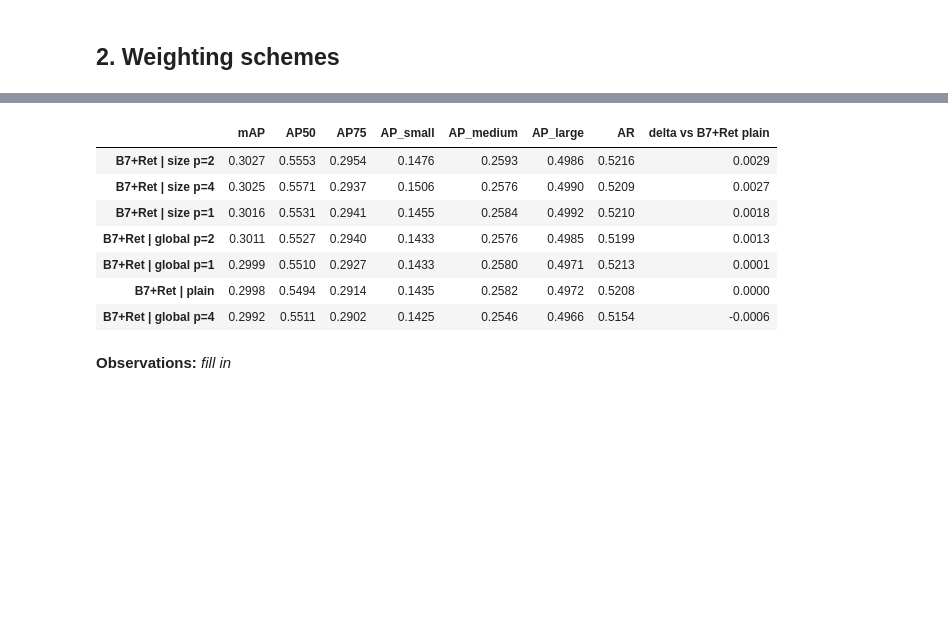
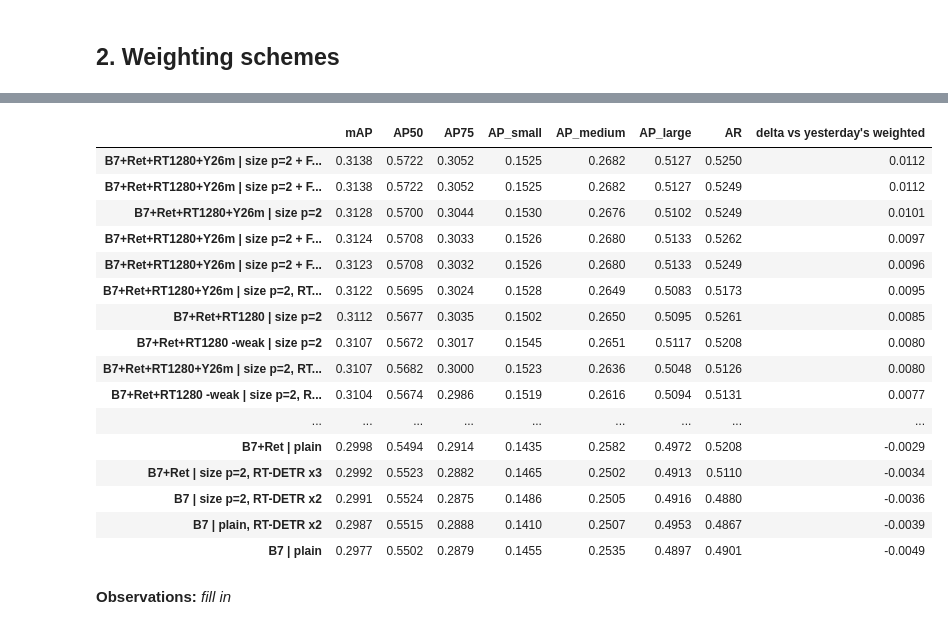
Before and after one commit to yagodanr/ai-hw2-multiobject-detection, a Jupyter notebook: src/experiments/ensemble_weights.ipynb, the cells around one changed output, grey strips where cells are left out. Saved outputs shown, nothing was run; the diff lists cells and outputs as text; code cells hidden in the pictures; blank space fills up the shorter version.

Commit message:
Overnight RT-DETR-L 1280 and YOLO26m 1280 on test-like frames; 10-member size-aware ensemble with Faster R-CNN vote; temporal v2 results

```diff
--- a/src/experiments/ensemble_weights.ipynb
+++ b/src/experiments/ensemble_weights.ipynb
@@ -99,16 +104,18 @@ def size_bin(xyxy):
     return np.digitize(area, [32 ** 2, 96 ** 2])   # 0 small, 1 medium, 2 large (COCO thresholds)
 
 
-def weights_for(members, scheme, p):
-    # {member: array of 3 weights (small, medium, large)}
+def weights_for(members, scheme, p, boost=1.0):
+    # {member: array of 3 weights (small, medium, large)}; boost multiplies every RT-DETR member
     ap = member_ap.loc[members]
     if scheme == "plain" or p == 0:
-        return {n: np.ones(3) for n in members}
-    if scheme == "global":
-        w = (ap["mAP"] / ap["mAP"].mean()) ** p
-        return {n: np.full(3, w[n]) for n in members}
-    rel = (ap[SIZES] / ap[SIZES].mean()).fillna(1.0)          # a size with no ground truth (AP undefined): weight 1
-    return {n: np.maximum(rel.loc[n].to_numpy(), 0.05) ** p for n in members}   # no member is switched off entirely
+        w = {n: np.ones(3) for n in members}
+    elif scheme == "global":
+        g = (ap["mAP"] / ap["mAP"].mean()) ** p
+        w = {n: np.full(3, g[n]) for n in members}
+    else:
+        rel = (ap[SIZES] / ap[SIZES].mean()).fillna(1.0)          # a size with no ground truth (AP undefined): weight 1
+        w = {n: np.maximum(rel.loc[n].to_numpy(), 0.05) ** p for n in members}   # no member is switched off entirely
+    return {n: v * (boost if "rtdetr" in n else 1.0) for n, v in w.items()}
 
 
 def box_iou(a, b):
@@ -144,7 +151,7 @@ def frcnn_vote(fused, fr, n, beta, add):
 
 
 def fuse_frame(cfg, preds, image_id, shape):
-    w = weights_for(cfg["members"], cfg["scheme"], cfg["p"])
+    w = weights_for(cfg["members"], cfg["scheme"], cfg["p"], cfg.get("boost", 1.0))
     per = []
     for n in cfg["members"]:
         xyxy, s, c = preds[n][image_id]
@@ -160,37 +167,43 @@ Member sets: B's 7 + RetinaNet (the best plain set), the same + Faster R-CNN, an
 # %%
-QUICK = True   # True: only the B7+Ret set (plain / global / size-aware), no Faster R-CNN vote, no val fusion in section 5.
-               # False: the full grid below (tomorrow), and section 5 also fuses every val frame for temporal_v2.ipynb.
 SETS = {
+    "B7": B_MEMBERS,
     "B7+Ret": B_MEMBERS + [RETINA],
-    "B7+Ret+FRCNN": B_MEMBERS + [RETINA, FRCNN],
-    "B7+Ret -weak": [n for n in B_MEMBERS if n not in WEAK] + [RETINA],
-    "B7+Ret+FRCNN -weak": [n for n in B_MEMBERS if n not in WEAK] + [RETINA, FRCNN],
+    "B7+Ret+RT1280": B_MEMBERS + [RETINA, RT1280],
+    "B7+Ret+RT1280+Y26m": B_MEMBERS + [RETINA, RT1280, Y26M],
+    "B7+Ret+RT1280 -weak": [n for n in B_MEMBERS if n not in WEAK] + [RETINA, RT1280],
 }
-if QUICK:
-    SETS = {"B7+Ret": SETS["B7+Ret"]}
+SCHEMES = {"plain": dict(scheme="plain", p=0), "plain, RT-DETR x2": dict(scheme="plain", p=0, boost=2.0),
+           "size p=2": dict(scheme="size", p=2), "size p=2, RT-DETR x1.5": dict(scheme="size", p=2, boost=1.5),
+           "size p=2, RT-DETR x2": dict(scheme="size", p=2, boost=2.0), "size p=2, RT-DETR x3": dict(scheme="size", p=2, boost=3.0)}
 CONFIGS = {}
 for set_name, members in SETS.items():
-    CONFIGS[f"{set_name} | plain"] = dict(members=members, scheme="plain", p=0)
-    for scheme in ("global", "size"):
-        for p in (1, 2, 4):
-            CONFIGS[f"{set_name} | {scheme} p={p}"] = dict(members=members, scheme=scheme, p=p)
-for beta in ((0.5, 1.0) if not QUICK else ()):
-    for add in (False, True):
-        CONFIGS[f"B7+Ret | plain + FRCNN vote {beta}{' +add' if add else ''}"] = dict(
-            members=SETS["B7+Ret"], scheme="plain", p=0, vote=dict(beta=beta, add=add))
-for cfg in CONFIGS.values():
-    cfg["iou"] = 0.65
+    for scheme_name, sch in SCHEMES.items():
+        if set_name == "B7" and scheme_name not in ("plain", "plain, RT-DETR x2", "size p=2, RT-DETR x2"):
+            continue
+        CONFIGS[f"{set_name} | {scheme_name}"] = dict(members=members, iou=0.65, **sch)
+
+
+def run_config(label, cfg, rows):
+    t0 = time.time()
+    fused = {i: fuse_frame(cfg, preds, i, VAL_BY_ID[i]["shape"]) for i in LABELLED}
+    rows[label] = evaluate_detections(GT_FILE, to_dets(fused, LABELLED), image_ids=LABELLED)
+    print(f"{label:50s} mAP {rows[label]['mAP']:.4f}  AP_small {rows[label]['AP_small']:.4f}  ({time.time() - t0:.0f} s)", flush=True)
+
 
 rows = {}
 for label, cfg in CONFIGS.items():
-    t0 = time.time()
-    fused = {i: fuse_frame(cfg, preds, i, VAL_BY_ID[i]["shape"]) for i in LABELLED}
-    rows[label] = evaluate_detections(GT_FILE, to_dets(fused, LABELLED), image_ids=LABELLED)
-    print(f"{label:45s} mAP {rows[label]['mAP']:.4f}  AP_small {rows[label]['AP_small']:.4f}  ({time.time() - t0:.0f} s)", flush=True)
+    run_config(label, cfg, rows)
+# Faster R-CNN as a score-only vote, on top of the best configuration so far
+best_label = max(rows, key=lambda k: rows[k]["mAP"])
+for beta in (0.5, 1.0):
+    for add in (False, True):
+        label = f"{best_label} + FRCNN vote {beta}{' +add' if add else ''}"
+        CONFIGS[label] = dict(CONFIGS[best_label], vote=dict(beta=beta, add=add))
+        run_config(label, CONFIGS[label], rows)
 
 grid = pd.DataFrame(rows).T[COLS]
-ref = grid.loc["B7+Ret | plain", "mAP"]
-grid["delta vs B7+Ret plain"] = grid["mAP"] - ref
-grid.to_csv(ENS / "weights_results.csv")
+REF = "B7+Ret | size p=2"          # yesterday's W_best_weighted.csv: LB 0.3268
+grid["delta vs yesterday's weighted"] = grid["mAP"] - grid.loc[REF, "mAP"]
+grid.to_csv(ENS / "weights_results_final.csv")
 grid.sort_values("mAP", ascending=False).round(4)
 # %% [output]
@@ -204,11 +227,20 @@ B7+Ret | size p=4                             mAP 0.3025  AP_small 0.1506  (51 s
-|  | mAP | AP50 | AP75 | AP_small | AP_medium | AP_large | AR | delta vs B7+Ret plain |
-| B7+Ret | size p=2 | 0.3027 | 0.5553 | 0.2954 | 0.1476 | 0.2593 | 0.4986 | 0.5216 | 0.0029 |
-| B7+Ret | size p=4 | 0.3025 | 0.5571 | 0.2937 | 0.1506 | 0.2576 | 0.4990 | 0.5209 | 0.0027 |
-| B7+Ret | size p=1 | 0.3016 | 0.5531 | 0.2941 | 0.1455 | 0.2584 | 0.4992 | 0.5210 | 0.0018 |
-| B7+Ret | global p=2 | 0.3011 | 0.5527 | 0.2940 | 0.1433 | 0.2576 | 0.4985 | 0.5199 | 0.0013 |
-| B7+Ret | global p=1 | 0.2999 | 0.5510 | 0.2927 | 0.1433 | 0.2580 | 0.4971 | 0.5213 | 0.0001 |
-| B7+Ret | plain | 0.2998 | 0.5494 | 0.2914 | 0.1435 | 0.2582 | 0.4972 | 0.5208 | 0.0000 |
-| B7+Ret | global p=4 | 0.2992 | 0.5511 | 0.2902 | 0.1425 | 0.2546 | 0.4966 | 0.5154 | -0.0006 |
+|  | mAP | AP50 | AP75 | AP_small | AP_medium | AP_large | AR | delta vs yesterday's weighted |
+| B7+Ret+RT1280+Y26m | size p=2 + F... | 0.3138 | 0.5722 | 0.3052 | 0.1525 | 0.2682 | 0.5127 | 0.5250 | 0.0112 |
+| B7+Ret+RT1280+Y26m | size p=2 + F... | 0.3138 | 0.5722 | 0.3052 | 0.1525 | 0.2682 | 0.5127 | 0.5249 | 0.0112 |
+| B7+Ret+RT1280+Y26m | size p=2 | 0.3128 | 0.5700 | 0.3044 | 0.1530 | 0.2676 | 0.5102 | 0.5249 | 0.0101 |
+| B7+Ret+RT1280+Y26m | size p=2 + F... | 0.3124 | 0.5708 | 0.3033 | 0.1526 | 0.2680 | 0.5133 | 0.5262 | 0.0097 |
+| B7+Ret+RT1280+Y26m | size p=2 + F... | 0.3123 | 0.5708 | 0.3032 | 0.1526 | 0.2680 | 0.5133 | 0.5249 | 0.0096 |
+| B7+Ret+RT1280+Y26m | size p=2, RT... | 0.3122 | 0.5695 | 0.3024 | 0.1528 | 0.2649 | 0.5083 | 0.5173 | 0.0095 |
+| B7+Ret+RT1280 | size p=2 | 0.3112 | 0.5677 | 0.3035 | 0.1502 | 0.2650 | 0.5095 | 0.5261 | 0.0085 |
+| B7+Ret+RT1280 -weak | size p=2 | 0.3107 | 0.5672 | 0.3017 | 0.1545 | 0.2651 | 0.5117 | 0.5208 | 0.0080 |
+| B7+Ret+RT1280+Y26m | size p=2, RT... | 0.3107 | 0.5682 | 0.3000 | 0.1523 | 0.2636 | 0.5048 | 0.5126 | 0.0080 |
+| B7+Ret+RT1280 -weak | size p=2, R... | 0.3104 | 0.5674 | 0.2986 | 0.1519 | 0.2616 | 0.5094 | 0.5131 | 0.0077 |
+| ... | ... | ... | ... | ... | ... | ... | ... | ... |
+| B7+Ret | plain | 0.2998 | 0.5494 | 0.2914 | 0.1435 | 0.2582 | 0.4972 | 0.5208 | -0.0029 |
+| B7+Ret | size p=2, RT-DETR x3 | 0.2992 | 0.5523 | 0.2882 | 0.1465 | 0.2502 | 0.4913 | 0.5110 | -0.0034 |
+| B7 | size p=2, RT-DETR x2 | 0.2991 | 0.5524 | 0.2875 | 0.1486 | 0.2505 | 0.4916 | 0.4880 | -0.0036 |
+| B7 | plain, RT-DETR x2 | 0.2987 | 0.5515 | 0.2888 | 0.1410 | 0.2507 | 0.4953 | 0.4867 | -0.0039 |
+| B7 | plain | 0.2977 | 0.5502 | 0.2879 | 0.1455 | 0.2535 | 0.4897 | 0.4901 | -0.0049 |
 # %% [markdown]
 **Observations:** _fill in_
 # %% [markdown]
```
Also changed, not shown: parts of 9 cells of this notebook, 2 other files.
